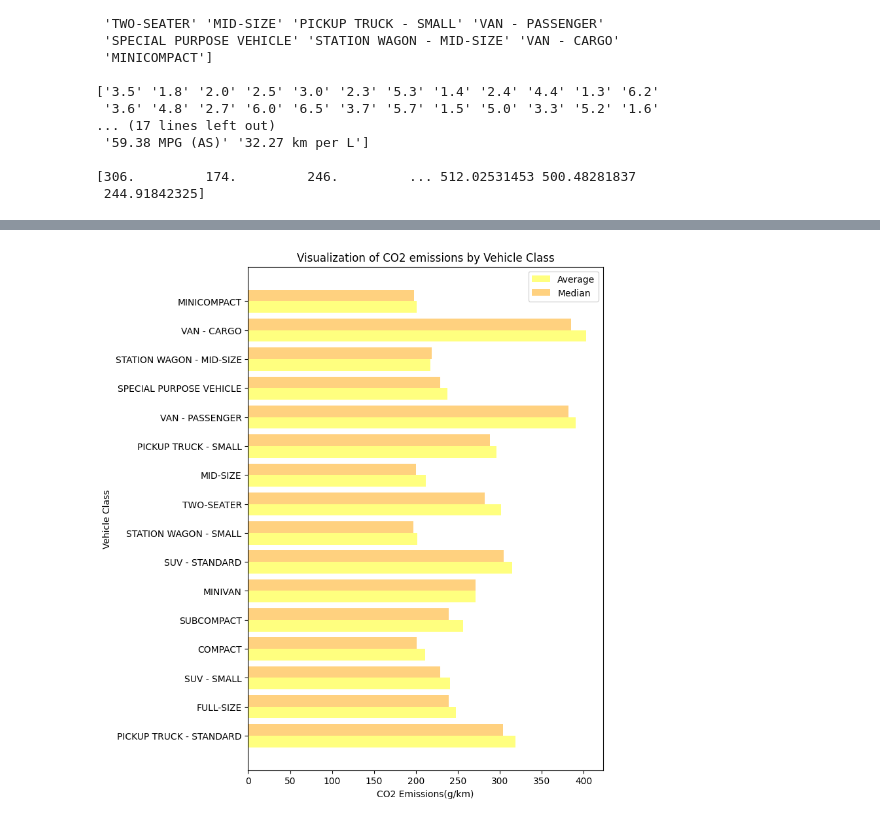
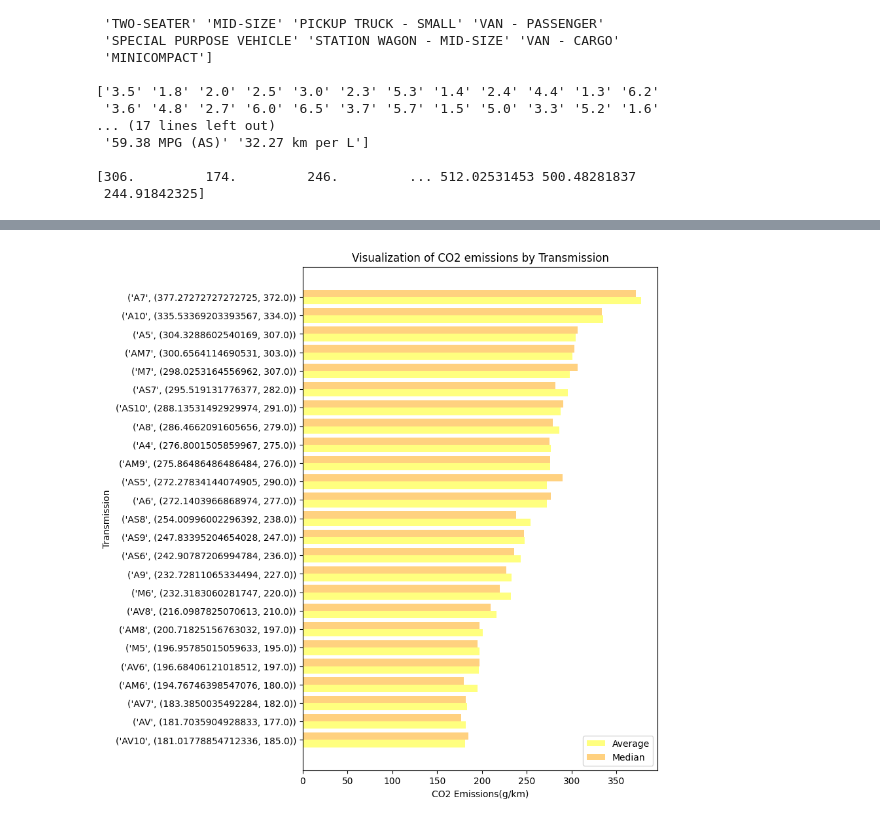
Before and after one commit to cenz19/DataSlayer1.0, a Jupyter notebook: 01. EDA.ipynb, the cells around one changed output, grey strips where cells are left out. Cells and saved outputs as stored; diff of their text form; code cells hidden in the pictures.

```diff
--- a/01. EDA.ipynb
+++ b/01. EDA.ipynb
@@ -142,5 +154,5 @@ MPG (AS)
 # %%
-def convert_to_km_l(value, unit):
+def convert_to_km_per_l(value, unit):
     if unit=="mpg Imp.":
         return(float(value)/0.354006)
     elif unit=="liters per 100 km" or unit=="L/100 km" or unit=="L/100km":
@@ -282,0 +256,18 @@ print(df["Make"].unique())
+# %%
+def AddAvgColumn(df, column_name):
+    make_map={}
+    dict_col, avg=generate_dict(df, column_name)
+    for i in range(len(dict_col)):
+        make_map[dict_col[i][0]]=avg[i]
+    new_col=column_name+"Avg"
+    df[new_col]=df[column_name].map(make_map)
+    # df[new_col] = (df[new_col]-df[new_col].min())/df[new_col].max()
+    # df[new_col] = (df[new_col]-192.6185147143735)/271.26871156214463
+
+    print(make_map)
+    return df
+# %%
+df=AddAvgColumn(df, "Make")
+df=AddAvgColumn(df, "Vehicle Class")
+df=AddAvgColumn(df, "Transmission")
+df=AddAvgColumn(df, "Fuel Type")
@@ -290,21 +296,22 @@ print(df['MakeAvg'].unique())
 # %%
-col_vc=df["Vehicle Class"].unique()
-vc_avg=[np.average(df["CO2 Emissions(g/km)"][df["Vehicle Class"]==col]) for col in col_vc]
-vc_median=[np.median(df["CO2 Emissions(g/km)"][df["Vehicle Class"]==col]) for col in col_vc]
+# col_trans=df["Transmission"].unique()
+# trans_avg=[np.average(df["CO2 Emissions(g/km)"][df["Transmission"]==col]) for col in col_trans]
+# trans_median=[np.median(df["CO2 Emissions(g/km)"][df["Transmission"]==col]) for col in col_trans]
 
-fig, ax = plt.subplots(figsize=(7,10))
-bar_width = 0.4
+# fig, ax = plt.subplots(figsize=(7,10))
+# bar_width = 0.4
 
-bar1 = ax.barh(np.arange(len(col_vc)), vc_avg, height=bar_width, color='yellow', alpha=0.5, label='Average')
-bar2 = ax.barh(np.arange(len(col_vc)) + bar_width, vc_median, height=bar_width, color='orange', alpha=0.5, label='Median')
+# bar1 = ax.barh(np.arange(len(col_trans)), trans_avg, height=bar_width, color='yellow', alpha=0.5, label='Average')
+# bar2 = ax.barh(np.arange(len(col_trans)) + bar_width, trans_median, height=bar_width, color='orange', alpha=0.5, label='Median')
 
-ax.set_yticks(np.arange(len(col_vc)) + bar_width / 2)
-ax.set_yticklabels(col_vc)
-ax.set_xlabel('CO2 Emissions(g/km)')
-ax.set_ylabel('Vehicle Class')
-ax.set_title('Visualization of CO2 emissions by Vehicle Class')
-ax.legend()
+# ax.set_yticks(np.arange(len(col_trans)) + bar_width / 2)
+# ax.set_yticklabels(col_trans)
+# ax.set_xlabel('CO2 Emissions(g/km)')
+# ax.set_ylabel('Transmission')
+# ax.set_title('Visualization of CO2 emissions by Transmission')
+# ax.legend()
 
-plt.show()
+# plt.show()
+visualize_sorted_mean(df, "Transmission")
 # %% [output]
-[figure, old version]
+[figure, new version]
```
Also changed, not shown: parts of 34 cells of this notebook, 4 other files.
